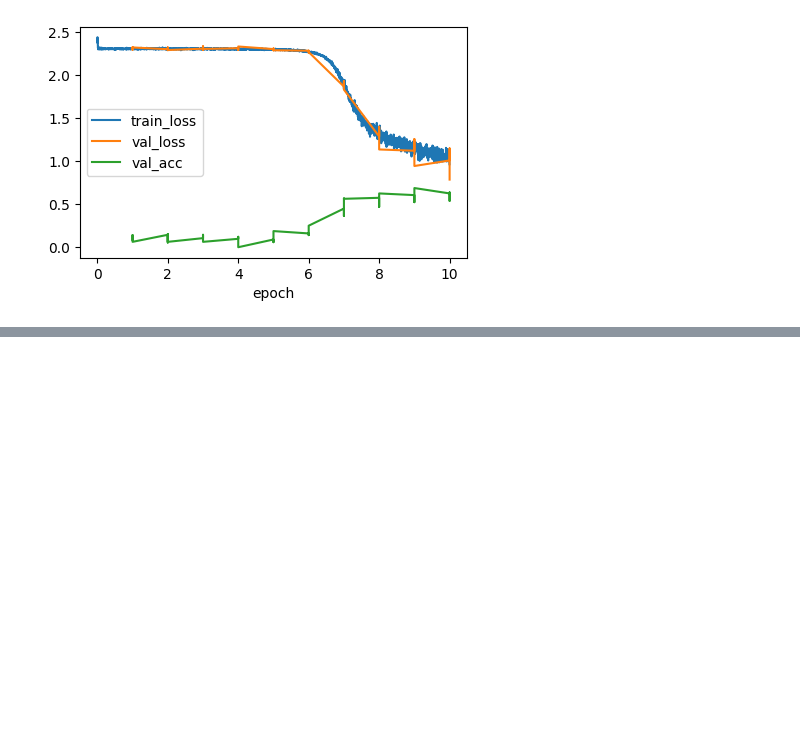
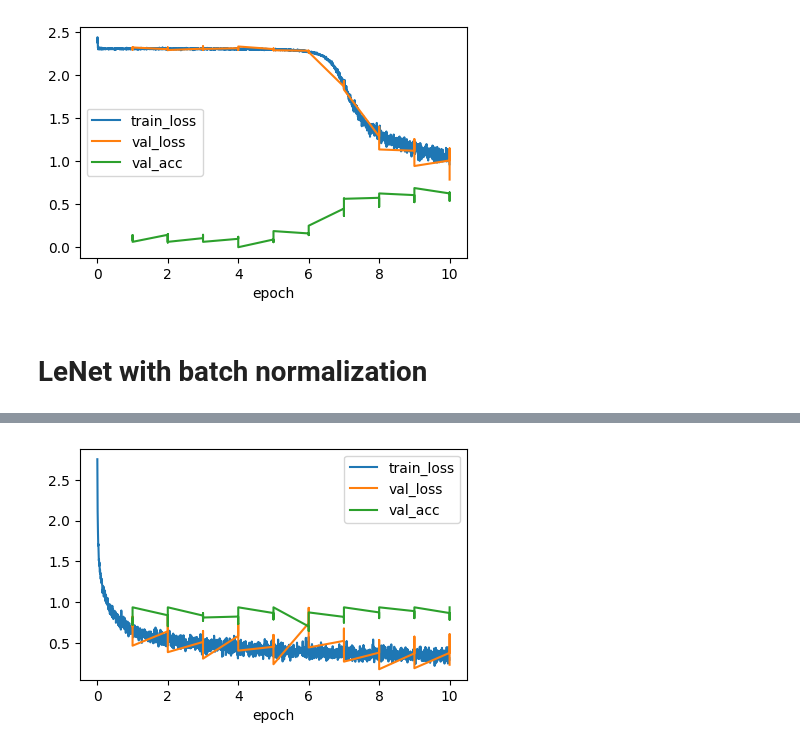
Before and after one commit to Arush04/ML_Clutter, a Jupyter notebook: experiments/classification.ipynb, the cells around one changed output, grey strips where cells are left out. Cells and saved outputs as stored; diff of their text form; code cells hidden in the pictures; blank space fills up the shorter version.

Commit message:
batch norm

```diff
--- a/experiments/classification.ipynb
+++ b/experiments/classification.ipynb
@@ -53,3 +53,11 @@ trainer.fit(model, data)
 # %% [output]
 Final Train Loss: 1.9818
 [figure]
+# %% [markdown]
+# LeNet with batch normalization
+# %%
+model = LeNetWithBatchNorm(lr=0.1)
+trainer = Trainer(max_epochs=10, num_gpus=1)
+model.apply_init([next(iter(data.get_dataloader(True)))[0]], init_cnn)
+trainer.fit(model, data)
+# %% [output]
@@ -55,0 +65 @@ Final Train Loss: 1.9818
+[figure, added]
```
Also changed, not shown: parts of 2 cells of this notebook, 1 other file.
